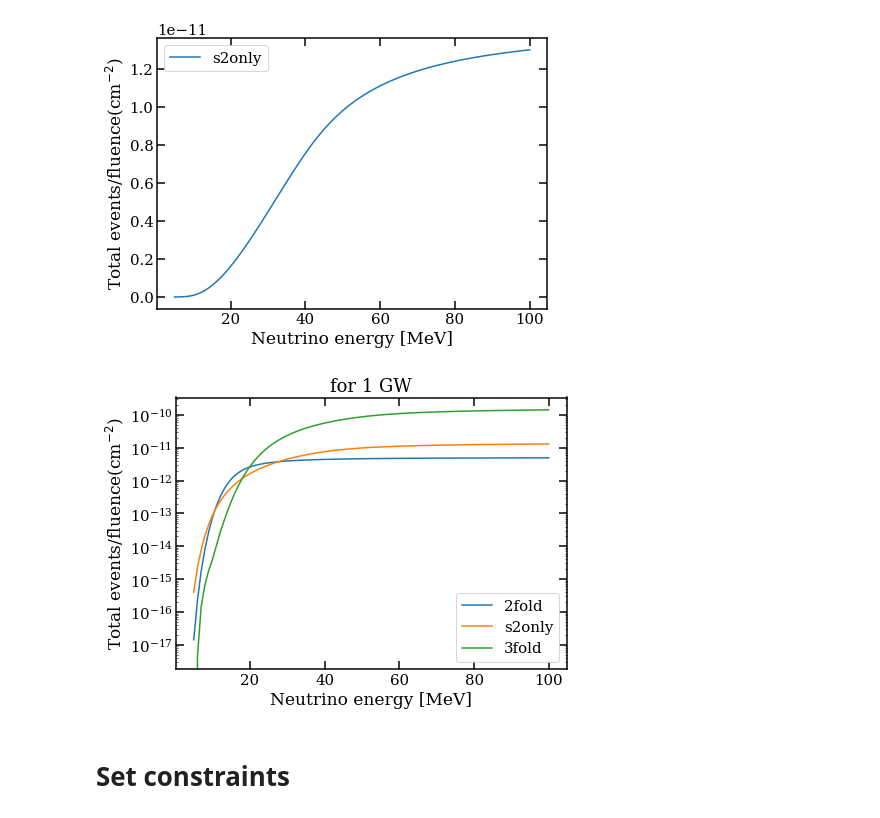
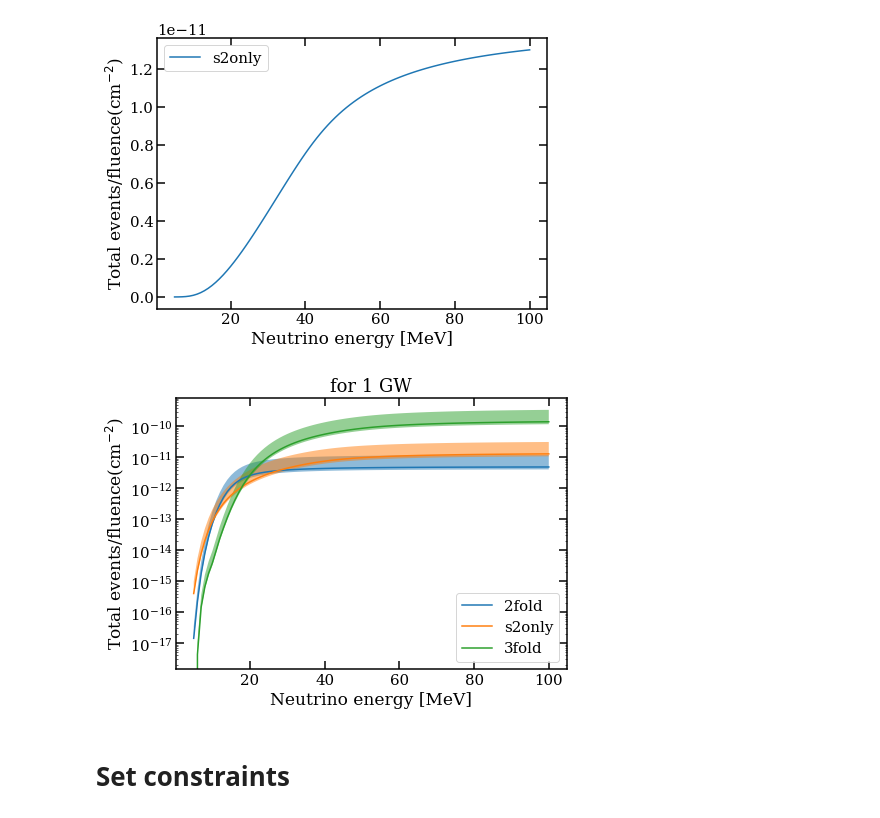
Before and after one commit to XENON1T/Gravitational-Waves, a Jupyter notebook: CEvNS+Neutrino+limit.ipynb, the cells around one changed output. Cells and saved outputs as stored; diff of their text form; code cells hidden in the pictures.

```diff
--- a/CEvNS+Neutrino+limit.ipynb
+++ b/CEvNS+Neutrino+limit.ipynb
@@ -361,4 +321,4 @@ for i in tqdm(range(len(eps_e_d))):
         multiplier[i][j] = (5+EpsToMultiplier(eps_e_d[i], eps_e_u[i][j]))/6
     eps_e_d_plot.append(np.zeros(10) + eps_e_d[i])
 # %%
-np.min(multiplier)
+modification_low = np.min(multiplier)
@@ -367,2 +325,2 @@ np.min(multiplier)
 # %%
-np.max(multiplier)
+modification_up = np.max(multiplier)
@@ -703,23 +674,34 @@ SyntaxError: invalid syntax (<ipython-input-57-db92828153ba>, line 1)
 # %%
 fig, ax = plt.subplots(1, 1, figsize=(7,5))
-Ev = 100
 
-tot_rate = np.array([sum([xe.dRatedErecoil(x, Ev*MeV) for xe in NaturalXe]) * accept_2fold(x) for x in er])
+tot_rate = np.array([sum([xe.dRatedErecoil(x, 100*MeV) for xe in NaturalXe]) * accept_2fold(x) for x in er])
+tot_rate_low = tot_rate*modification_low
+tot_rate_up = tot_rate*modification_up
 ax.semilogy(er / keV, tot_rate * 1.04 * ton/ keV**(-1), label="2-fold")
+plt.fill_between(er / keV, tot_rate_low * ton / (keV**(-1)), tot_rate_up * ton / (keV**(-1)), alpha = 0.5)
 
-tot_rate = np.array([sum([xe.dRatedErecoil(x, Ev*MeV) for xe in NaturalXe]) * accept_S2only(x) for x in er])
+tot_rate = np.array([sum([xe.dRatedErecoil(x, 100*MeV) for xe in NaturalXe]) * accept_S2only(x) for x in er])
+tot_rate_low = tot_rate*modification_low
+tot_rate_up = tot_rate*modification_up
 ax.semilogy(er / keV, tot_rate * 2.004 * ton/ keV**(-1) , label="S2-only")
+plt.fill_between(er / keV, tot_rate_low * ton / (keV**(-1)), tot_rate_up * ton / (keV**(-1)), alpha = 0.5)
 
-tot_rate = np.array([sum([xe.dRatedErecoil(x, Ev*MeV) for xe in NaturalXe]) * accept_3fold_SR1(x) for x in er])
+tot_rate = np.array([sum([xe.dRatedErecoil(x, 100*MeV) for xe in NaturalXe]) * accept_3fold_SR1(x) for x in er])
+tot_rate_low = tot_rate*modification_low
+tot_rate_up = tot_rate*modification_up
 ax.semilogy(er / keV, tot_rate * 1.3 * ton/ keV**(-1), label="3-fold SR1")
-tot_rate = np.array([sum([xe.dRatedErecoil(x, Ev*MeV) for xe in NaturalXe]) * accept_3fold_SR0(x) for x in er])
+plt.fill_between(er / keV, tot_rate_low * ton / (keV**(-1)), tot_rate_up * ton / (keV**(-1)), alpha = 0.5)
+tot_rate = np.array([sum([xe.dRatedErecoil(x, 100*MeV) for xe in NaturalXe]) * accept_3fold_SR0(x) for x in er])
+tot_rate_low = tot_rate*modification_low
+tot_rate_up = tot_rate*modification_up
 ax.semilogy(er / keV, tot_rate * 1.3 * ton/ keV**(-1), label="3-fold SR0")
+plt.fill_between(er / keV, tot_rate_low * ton / (keV**(-1)), tot_rate_up * ton / (keV**(-1)), alpha = 0.5)
 
 
 ax.legend()
 ax.set_title(r"100 MeV")
 ax.set_ylim([1e-16, 1e-11])
-#ax.set_xlim([0, 10])
+#ax.set_xlim([0, 100])
 ax.set_xlabel("Neutrino-xenon recoil energy [keV]")
 ax.set_ylabel(r"[events/keV]/fluence(cm$^{-2}$)")
 ax.yaxis.set_ticks_position('both')
@@ -852,26 +836,35 @@ plt.legend()
 plt.show()
 # %% [output]
 [figure]
+# %%
+rate_Ev_2fold = calc_rate_Ev(er, accept_2fold, fm_2fold)
+rate_Ev_3fold = calc_rate_Ev(er, accept_3fold_SR1, fm_3fold)
+rate_Ev_S2only = calc_rate_Ev(er, accept_S2only, fm_S2only)
 # %%
 fig, ax = plt.subplots(1, 1, figsize=(7,5))
-plt.plot(Neutrino_Energy/MeV, calc_rate_Ev(er, accept_2fold, fm_2fold), label="2fold")
-plt.plot(Neutrino_Energy/MeV, calc_rate_Ev(er, accept_S2only, fm_S2only), label="s2only")
-plt.plot(Neutrino_Energy/MeV, calc_rate_Ev(er, accept_3fold_SR1, fm_3fold), label="3fold")
+plt.plot(Neutrino_Energy/MeV, rate_Ev_2fold, label="2fold")
+plt.fill_between(Neutrino_Energy/MeV, rate_Ev_2fold*modification_low, rate_Ev_2fold*modification_up, alpha = 0.5)
+
+plt.plot(Neutrino_Energy/MeV, rate_Ev_S2only, label="s2only")
+plt.fill_between(Neutrino_Energy/MeV, rate_Ev_S2only*modification_low, rate_Ev_S2only*modification_up, alpha = 0.5)
+
+plt.plot(Neutrino_Energy/MeV, rate_Ev_3fold, label="3fold")
+plt.fill_between(Neutrino_Energy/MeV, rate_Ev_3fold*modification_low, rate_Ev_3fold*modification_up, alpha = 0.5)
 
 #ax.legend()
 ax.set_title("for 1 GW")
 #ax.set_ylim([1e-2, 1e2])
 #ax.set_xlim([0, 5])
 plt.yscale("log")
 
 ax.set_xlabel("Neutrino energy [MeV]")
 ax.set_ylabel(r"Total events/fluence(cm$^{-2}$)")
 ax.yaxis.set_ticks_position('both')
 ax.xaxis.set_ticks_position('both')
 plt.legend()
 plt.show()
 # %% [output]
-[figure, old version]
+[figure, new version]
 # %% [markdown]
 # Set constraints
 # %% [markdown]
```
Also changed, not shown: parts of 24 cells of this notebook.
